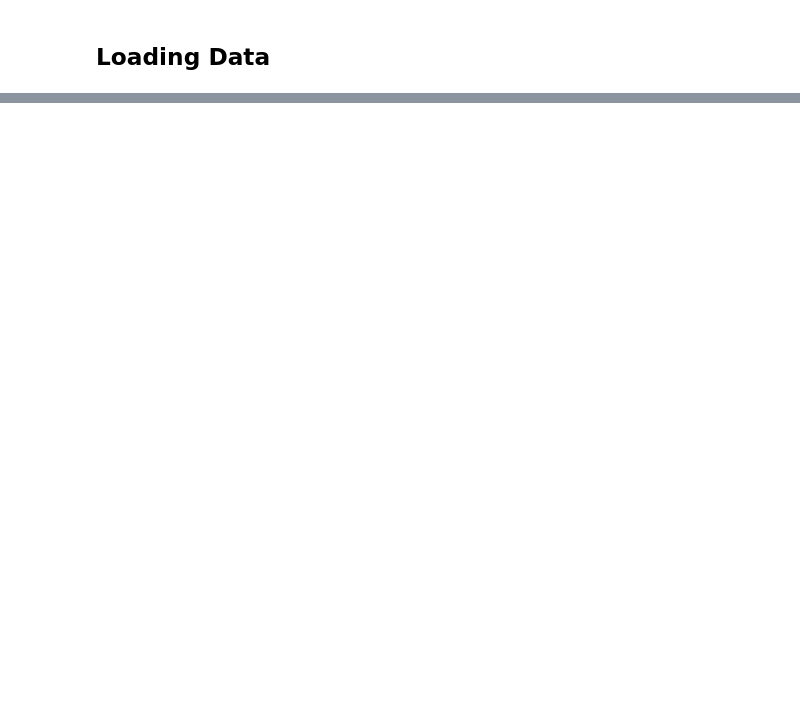
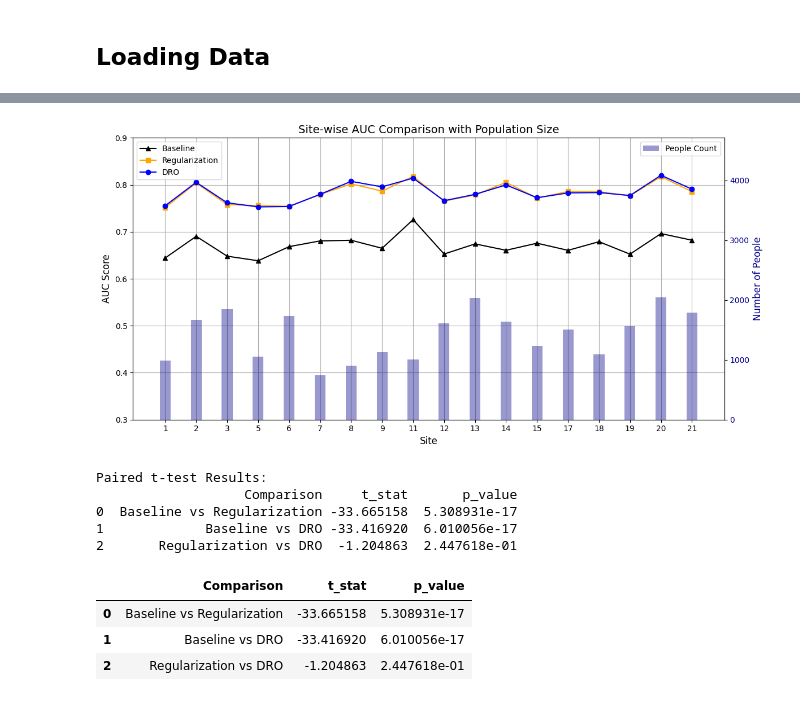
Before and after one commit to AllenGao1109/DRO_prediction, a Jupyter notebook: one_site_train_other_validate.ipynb, the cells around one changed output, grey strips where cells are left out. Cells and saved outputs as stored; diff of their text form; code cells hidden in the pictures; blank space fills up the shorter version.

```diff
--- a/one_site_train_other_validate.ipynb
+++ b/one_site_train_other_validate.ipynb
@@ -249,0 +251,26 @@ DRO: 0.7836663540729193
+# %%
+from src.utils_plot import plot_auc_demographic_comparison
+trad_auc = trad_results_ns["auc_all"]
+reg_auc = reg_results_ns["auc_all"]
+dro_auc = dro_results_ns["auc_all"]
+x_values = list(range(0, len(dro_auc) ))
+bar_width = 0.2
+color = ['lightblue', 'purple', 'teal', 'orange', 'lightgray']
+plot_auc_demographic_comparison(
+    trad_auc,
+    reg_auc,
+    dro_auc,
+    white_proportion,
+    black_proportion,
+    asian_proportion,
+    hispano_proportion,
+    other_proportion,
+    filtered_list,
+)
+df_ap = pd.DataFrame({
+    "Baseline": trad_results_ns['ap_all'],
+    "Regularization": reg_results_ns['ap_all'],
+    "DRO": dro_results_ns['ap_all']
+})
+
+df_ap
@@ -249,0 +339,21 @@ DRO: 0.7836663540729193
+# %%
+from src.utils_plot import plot_site_auc_with_population_bars
+people_num = np.array(people_num)
+plot_site_auc_with_population_bars(
+    trad_auc,
+    reg_auc,
+    dro_auc,
+    people_num=people_num[[x - 1 for x in filtered_list]],  # e.g., from data.groupby('site').size().tolist()
+    site_labels=filtered_list       # ["site1", "site2", ..., "siteN"]
+)
+# %% [output]
+[figure, added]
+Paired t-test Results:
+                   Comparison     t_stat       p_value
+0  Baseline vs Regularization -33.665158  5.308931e-17
+1             Baseline vs DRO -33.416920  6.010056e-17
+2       Regularization vs DRO  -1.204863  2.447618e-01
+|  | Comparison | t_stat | p_value |
+| 0 | Baseline vs Regularization | -33.665158 | 5.308931e-17 |
+| 1 | Baseline vs DRO | -33.416920 | 6.010056e-17 |
+| 2 | Regularization vs DRO | -1.204863 | 2.447618e-01 |
```
Also changed, not shown: parts of 24 cells of this notebook, 14 other files.
